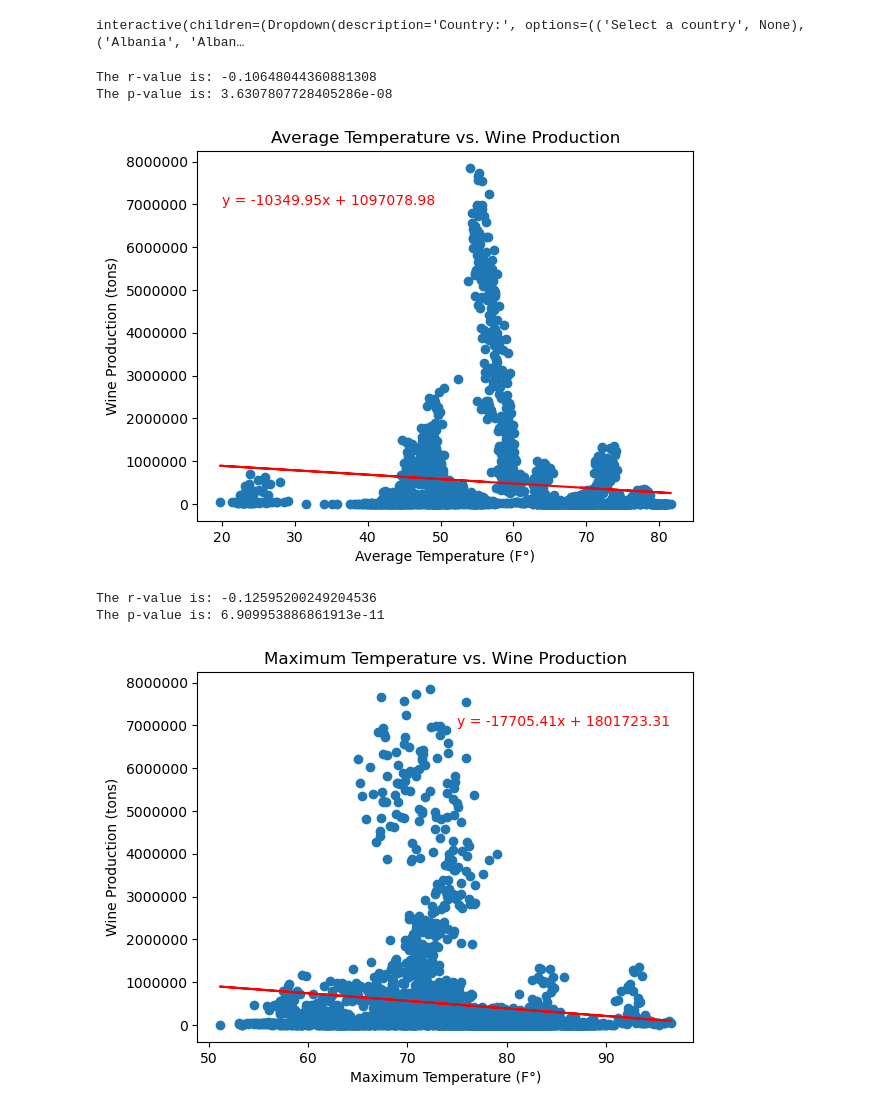
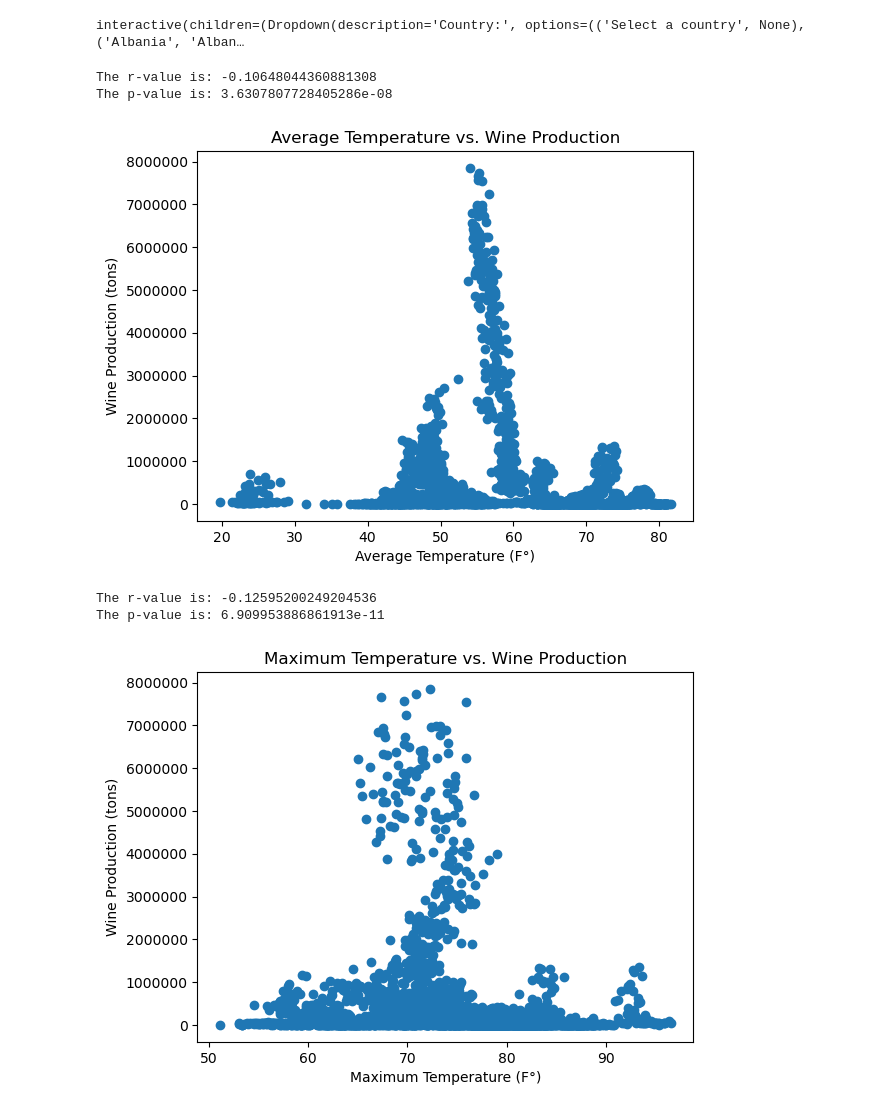
Before and after one commit to canayter/wine_and_climate_change, a Jupyter notebook: main.ipynb, the cells around one changed output. Drawn from its saved outputs; the diff is of its cells as text; code cells hidden in the pictures.

```diff
--- a/main.ipynb
+++ b/main.ipynb
@@ -238,29 +239,29 @@ interactive(children=(Dropdown(description='Country:', options=(('Select a count
 # %%
 x = country_data_df['Average Temperature (F°)']
 y = country_data_df['Wine Production (tons)']
 
 plt.scatter(x, y)
 (slope, intercept, rvalue, pvalue, stderr) = st.linregress(x, y)
 regress_values = x * slope + intercept
 line_eq = "y = " + str(round(slope,2)) + "x + " + str(round(intercept,2))
-plt.plot(x,regress_values,"r-")
+
 
 plt.xlabel('Average Temperature (F°)')
 plt.ylabel('Wine Production (tons)')
 plt.title(f'Average Temperature vs. Wine Production')
-plt.annotate(line_eq,(20,7000000),fontsize=10,color="red")
+
 
 plt.gca().yaxis.set_major_formatter(ScalarFormatter())
 plt.ticklabel_format(style='plain', axis='both')
 
 print(f'The r-value is: {rvalue}')
 print(f'The p-value is: {pvalue}')
 
 plt.show()
 # %% [output]
 The r-value is: -0.10648044360881308
 The p-value is: 3.6307807728405286e-08
-[figure, old version]
+[figure, new version]
 # %%
 x = country_data_df['Maximum Temperature (F°)']
 y = country_data_df['Wine Production (tons)']
@@ -269,12 +270,12 @@ plt.scatter(x, y)
 (slope, intercept, rvalue, pvalue, stderr) = st.linregress(x, y)
 regress_values = x * slope + intercept
 line_eq = "y = " + str(round(slope,2)) + "x + " + str(round(intercept,2))
-plt.plot(x,regress_values,"r-")
+
 
 plt.xlabel('Maximum Temperature (F°)')
 plt.ylabel('Wine Production (tons)')
 plt.title(f'Maximum Temperature vs. Wine Production')
-plt.annotate(line_eq,(75,7000000),fontsize=10,color="red")
+
 
 plt.gca().yaxis.set_major_formatter(ScalarFormatter())
 plt.ticklabel_format(style='plain', axis='both')
@@ -286,7 +287,7 @@ plt.show()
 # %% [output]
 The r-value is: -0.12595200249204536
 The p-value is: 6.909953886861913e-11
-[figure, old version]
+[figure, new version]
 # %%
 x = country_data_df['Minimum Temperature (F°)']
 y = country_data_df['Wine Production (tons)']
```
Also changed, not shown: parts of 3 cells of this notebook.
